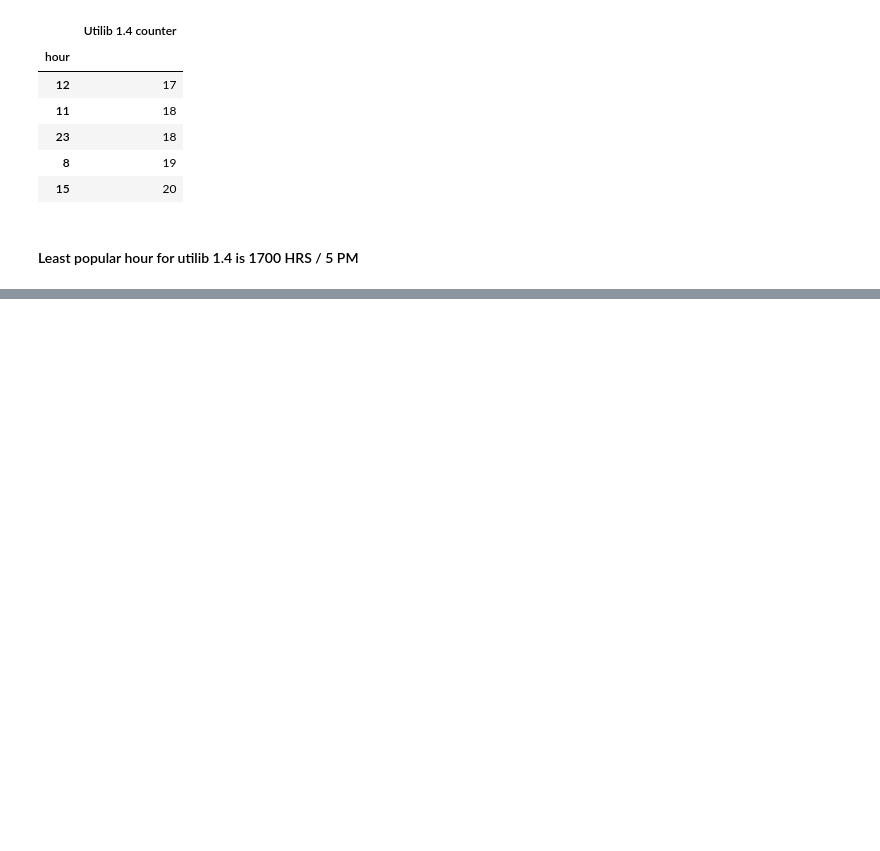
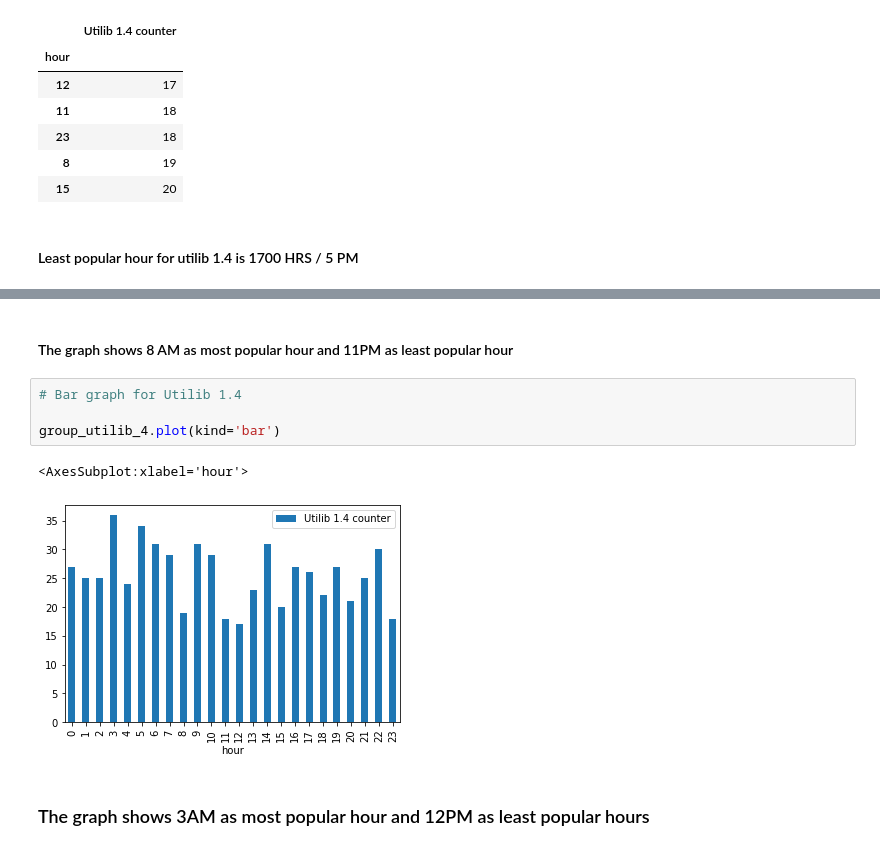
Before and after one commit to mbururyan/Electric-Car-Sharing, a Jupyter notebook: WK4_IP_Ryan_Mburu_Electric_Car_Sharing_Data_Mining.ipynb, the cells around one changed output, grey strips where cells are left out. Cells and saved outputs as stored; diff of their text form; blank space fills up the shorter version.

```diff
--- a/WK4_IP_Ryan_Mburu_Electric_Car_Sharing_Data_Mining.ipynb
+++ b/WK4_IP_Ryan_Mburu_Electric_Car_Sharing_Data_Mining.ipynb
@@ -486,0 +508,11 @@ Name: Bluecar counter, dtype: int64
+# %% [markdown]
+#### The graph shows 8 AM as most popular hour and 11PM as least popular hour
+# %%
+# Bar graph for Utilib 1.4
+
+group_utilib_4.plot(kind='bar')
+# %% [output]
+<AxesSubplot:xlabel='hour'>
+[figure, added]
+# %% [markdown]
+### The graph shows 3AM as most popular hour and 12PM as least popular hours
```
Also changed, not shown: parts of 10 cells of this notebook.
